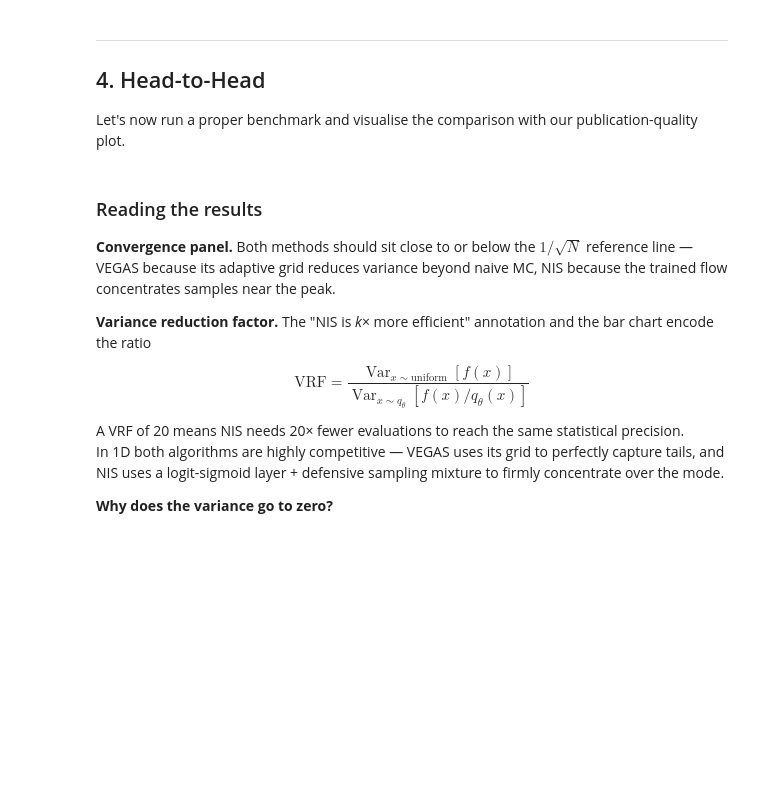
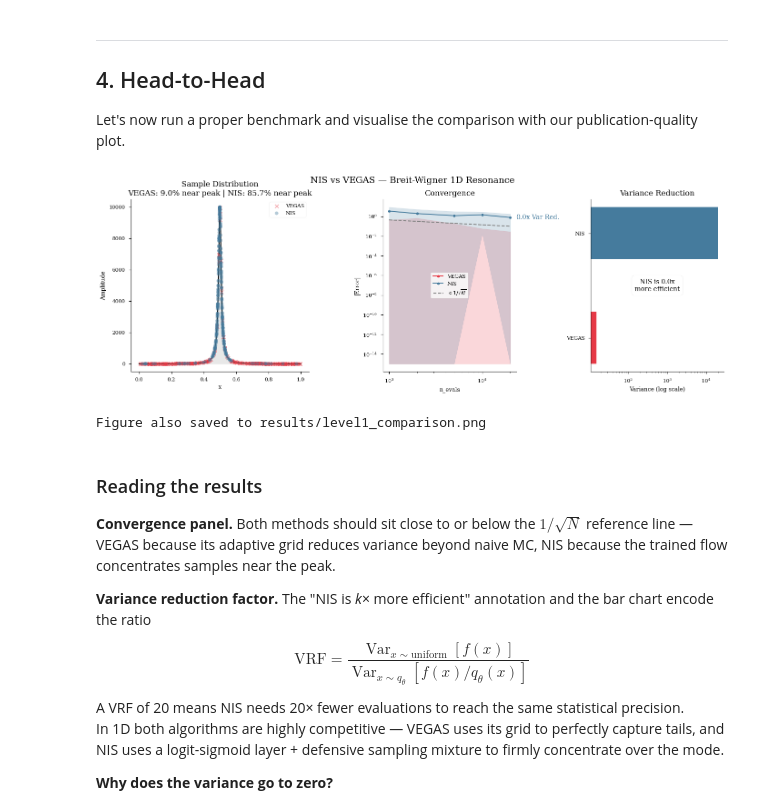
Before and after one commit to joelgog/nis-mc, a Jupyter notebook: notebooks/01_intro_breit_wigner.ipynb, the cells around one changed output. Cells and saved outputs as stored; diff of their text form; code cells hidden in the pictures; blank space fills up the shorter version.

```diff
--- a/notebooks/01_intro_breit_wigner.ipynb
+++ b/notebooks/01_intro_breit_wigner.ipynb
@@ -316,6 +320,9 @@ from nis_mc.visualization.comparison_plot import plot_level1_comparison
 # expected by plot_level1_comparison.
 
 np.random.seed(7)
+import torch
+torch.manual_seed(7)
+
 budget_list = [1_000, 2_000, 5_000, 10_000, 20_000]
 
 # --- VEGAS benchmark ---
@@ -346,41 +353,44 @@ vegas_pkg = {
 }
 
 # --- NIS benchmark ---
-nis_bench    = NISIntegratorNumPy(n_train_samples=800)
+nis_bench    = NISIntegrator(n_train_samples=800)
 nis_bench_df = nis_bench.benchmark(
     f=lambda x: bw(x[:, 0]),
     bounds=bounds,
     n_eval_list=budget_list,
 )
 
 # Draw samples from the converged defensive mixture for the scatter panel
 n_vis      = 300
 n_vis_flow = int(n_vis * 0.90)
 n_vis_uni  = n_vis - n_vis_flow
-u_vis      = np.random.uniform(0, 1, n_vis_flow)
-z_vis      = nis_bench.flow.forward(u_vis)
+u_vis      = torch.rand(n_vis_flow).clamp(1e-6, 1 - 1e-6)
+z_vis      = nis_bench.flow.forward(u_vis).detach().numpy()
 x_vis_flow = bw.integration_bounds[0] + z_vis * (bw.integration_bounds[1] - bw.integration_bounds[0])
 x_vis_uni  = np.random.uniform(bw.integration_bounds[0], bw.integration_bounds[1], n_vis_uni)
 n_samp_vis = np.concatenate([x_vis_flow, x_vis_uni])
 
 last_n = nis_bench_df.iloc[-1]
 n_var  = (last_n['std'] ** 2) * last_n['n_evals']
 
 nis_pkg = {
     'samples' : n_samp_vis,
     'history' : nis_bench_df,
     'variance': float(n_var),
 }
 
 # --- Plot ---
 fig = plot_level1_comparison(
     vegas_result=vegas_pkg,
     nis_result=nis_pkg,
     function=bw,
     true_value=true_val,
 )
 plt.show()
 print("Figure also saved to results/level1_comparison.png")
+# %% [output]
+[figure, added]
+Figure also saved to results/level1_comparison.png
 # %% [markdown]
 ### Reading the results
 
```
Also changed, not shown: parts of 5 cells of this notebook, 4 other files.
